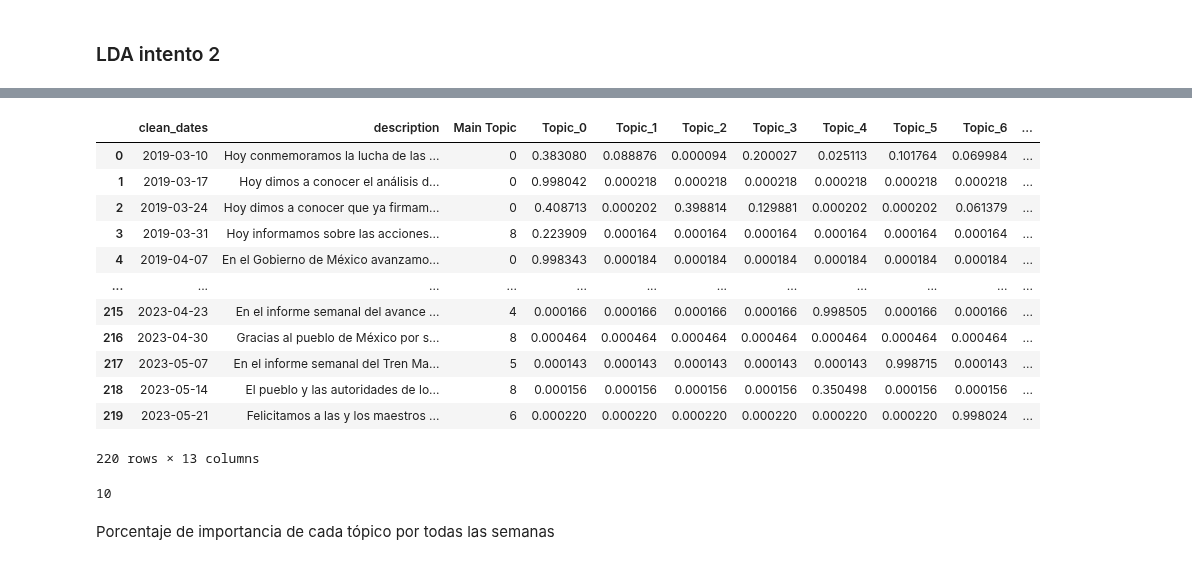
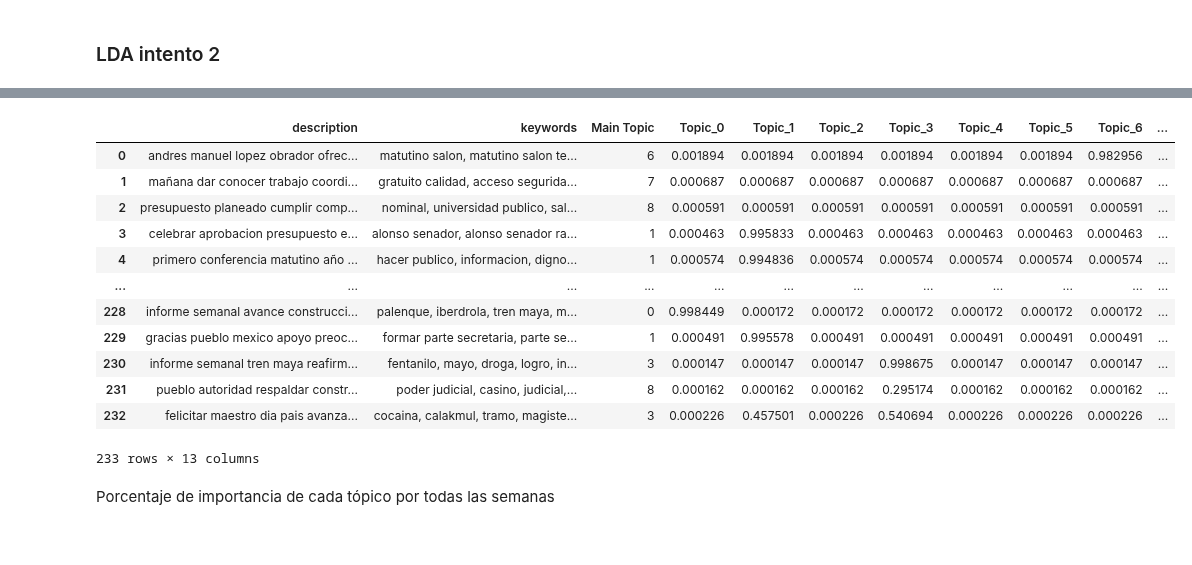
Before and after one commit to HectorAgValenzuela/TopicPrediction, a Jupyter notebook: TopicPredicton.ipynb, the cells around one changed output, grey strips where cells are left out. Cells and saved outputs as stored; diff of their text form; code cells hidden in the pictures.

Commit message:
LDAvis, keywords (mejores resultados)

```diff
--- a/TopicPredicton.ipynb
+++ b/TopicPredicton.ipynb
@@ -61,7 +61,7 @@ Eliminamos stopwords
 def noStopwords(text):
 
     stopWord = stopwords.words('spanish')
-    stopWord.extend(['mil', 'millón', 'millon', 'pregunta', 'respuesta'])
+    stopWord.extend(['mil', 'millón', 'millon', 'pregunta', 'respuesta', 'nacional', 'México', 'gobierno', 'país'])
     sw_es = set(stopWord)
 
     text = ' '.join([word for word in text.split() if word.lower() not in sw_es])
@@ -167,7 +160,7 @@ vect.set_params(tokenizer=tokenizer.tokenize)
 vect.set_params(ngram_range=(1, 3))
 
 # Ignoramos términos que aparecen en más del 70% de los documentos
-vect.set_params(max_df=1.0)
+vect.set_params(max_df=0.7)
 
 # Solo mantenemos los términos que aparecen en al menos 2 documentos
 vect.set_params(min_df=2)
@@ -405,20 +398,28 @@ print(vectFitStandardized[1])
 # %% [markdown]
 Obtención de palabras clave usando TF-IDF
 # %%
-# Obtener el vocabulario de términos
-feature_names = vect.get_feature_names_out()
+def extract_keywords(document):
+    # Obtener el vocabulario de términos
+    feature_names = vect.get_feature_names_out()
 
-# Obtener las frecuencias de términos en el primer documento
-doc_freqs = vectFit[0].toarray()[0]
+    # Obtener las frecuencias de términos en el documento
+    doc_freqs = vect.transform([document]).toarray()[0]
 
-# Crear una lista de tuplas que contienen el término y su frecuencia en el primer documento
-doc_term_freqs = [(feature_names[i], doc_freqs[i]) for i in range(len(feature_names))]
+    # Crear una lista de tuplas que contienen el término y su frecuencia en el documento
+    doc_term_freqs = [(feature_names[i], doc_freqs[i]) for i in range(len(feature_names))]
 
-# Ordenar la lista de tuplas por la frecuencia descendente
-doc_term_freqs_sorted = sorted(doc_term_freqs, key=lambda x: x[1], reverse=True)
+    # Ordenar la lista de tuplas por la frecuencia descendente
+    doc_term_freqs_sorted = sorted(doc_term_freqs, key=lambda x: x[1], reverse=True)
 
-# Obtener las 10 palabras clave más importantes para el primer documento
-doc_keywords = [term for term, freq in doc_term_freqs_sorted[:10]]
+    # Obtener las 10 palabras clave más importantes para el documento
+    doc_keywords = [term for term, freq in doc_term_freqs_sorted[:10]]
 
-print(doc_keywords)
+    # Unir las palabras clave en una cadena separada por comas
+    keywords_str = ', '.join(doc_keywords)
+
+    return keywords_str
+
+# Aplicar la función a cada documento en el dataframe y asignar los resultados a una nueva columna
+textoPrueba['keywords'] = textoPrueba['description'].apply(extract_keywords)
+textoPrueba
 # %% [output]
@@ -509,38 +522,34 @@ THE TOP 15 WORDS FOR TOPIC #9
 # %%
 
 # Obtener las probabilidades de los tópicos para cada documento
 topic_results = LDA.transform(vectFitStandardized)
 
 # Asignar el tópico dominante a cada documento
-df['Main Topic'] = topic_results.argmax(axis=1)
+textoPrueba['Main Topic'] = topic_results.argmax(axis=1)
 
 # Obtener la distribución de tópicos para cada documento
 topic_distribution = LDA.transform(vectFitStandardized)
 
 # Agregar la distribución de tópicos como columnas en el DataFrame df
 for i in range(topic_distribution.shape[1]):
-    df[f'Topic_{i}'] = topic_distribution[:, i]
+    textoPrueba[f'Topic_{i}'] = topic_distribution[:, i]
 
 # Mostrar el dataframe con la columna "Topic" agregada
-display(df)
+display(textoPrueba)
 # %% [output]
-|  | clean_dates | description | Main Topic | Topic_0 | Topic_1 | Topic_2 | Topic_3 | Topic_4 | Topic_5 | Topic_6 | ... |
-| 0 | 2019-03-10 | Hoy conmemoramos la lucha de las ... | 0 | 0.383080 | 0.088876 | 0.000094 | 0.200027 | 0.025113 | 0.101764 | 0.069984 | ... |
-| 1 | 2019-03-17 | Hoy dimos a conocer el análisis d... | 0 | 0.998042 | 0.000218 | 0.000218 | 0.000218 | 0.000218 | 0.000218 | 0.000218 | ... |
-| 2 | 2019-03-24 | Hoy dimos a conocer que ya firmam... | 0 | 0.408713 | 0.000202 | 0.398814 | 0.129881 | 0.000202 | 0.000202 | 0.061379 | ... |
-| 3 | 2019-03-31 | Hoy informamos sobre las acciones... | 8 | 0.223909 | 0.000164 | 0.000164 | 0.000164 | 0.000164 | 0.000164 | 0.000164 | ... |
-| 4 | 2019-04-07 | En el Gobierno de México avanzamo... | 0 | 0.998343 | 0.000184 | 0.000184 | 0.000184 | 0.000184 | 0.000184 | 0.000184 | ... |
+|  | description | keywords | Main Topic | Topic_0 | Topic_1 | Topic_2 | Topic_3 | Topic_4 | Topic_5 | Topic_6 | ... |
+| 0 | andres manuel lopez obrador ofrec... | matutino salon, matutino salon te... | 6 | 0.001894 | 0.001894 | 0.001894 | 0.001894 | 0.001894 | 0.001894 | 0.982956 | ... |
+| 1 | mañana dar conocer trabajo coordi... | gratuito calidad, acceso segurida... | 7 | 0.000687 | 0.000687 | 0.000687 | 0.000687 | 0.000687 | 0.000687 | 0.000687 | ... |
+| 2 | presupuesto planeado cumplir comp... | nominal, universidad publico, sal... | 8 | 0.000591 | 0.000591 | 0.000591 | 0.000591 | 0.000591 | 0.000591 | 0.000591 | ... |
+| 3 | celebrar aprobacion presupuesto e... | alonso senador, alonso senador ra... | 1 | 0.000463 | 0.995833 | 0.000463 | 0.000463 | 0.000463 | 0.000463 | 0.000463 | ... |
+| 4 | primero conferencia matutino año ... | hacer publico, informacion, digno... | 1 | 0.000574 | 0.994836 | 0.000574 | 0.000574 | 0.000574 | 0.000574 | 0.000574 | ... |
 | ... | ... | ... | ... | ... | ... | ... | ... | ... | ... | ... | ... |
-| 215 | 2023-04-23 | En el informe semanal del avance ... | 4 | 0.000166 | 0.000166 | 0.000166 | 0.000166 | 0.998505 | 0.000166 | 0.000166 | ... |
-| 216 | 2023-04-30 | Gracias al pueblo de México por s... | 8 | 0.000464 | 0.000464 | 0.000464 | 0.000464 | 0.000464 | 0.000464 | 0.000464 | ... |
-| 217 | 2023-05-07 | En el informe semanal del Tren Ma... | 5 | 0.000143 | 0.000143 | 0.000143 | 0.000143 | 0.000143 | 0.998715 | 0.000143 | ... |
-| 218 | 2023-05-14 | El pueblo y las autoridades de lo... | 8 | 0.000156 | 0.000156 | 0.000156 | 0.000156 | 0.350498 | 0.000156 | 0.000156 | ... |
-| 219 | 2023-05-21 | Felicitamos a las y los maestros ... | 6 | 0.000220 | 0.000220 | 0.000220 | 0.000220 | 0.000220 | 0.000220 | 0.998024 | ... |
+| 228 | informe semanal avance construcci... | palenque, iberdrola, tren maya, m... | 0 | 0.998449 | 0.000172 | 0.000172 | 0.000172 | 0.000172 | 0.000172 | 0.000172 | ... |
+| 229 | gracias pueblo mexico apoyo preoc... | formar parte secretaria, parte se... | 1 | 0.000491 | 0.995578 | 0.000491 | 0.000491 | 0.000491 | 0.000491 | 0.000491 | ... |
+| 230 | informe semanal tren maya reafirm... | fentanilo, mayo, droga, logro, in... | 3 | 0.000147 | 0.000147 | 0.000147 | 0.998675 | 0.000147 | 0.000147 | 0.000147 | ... |
+| 231 | pueblo autoridad respaldar constr... | poder judicial, casino, judicial,... | 8 | 0.000162 | 0.000162 | 0.000162 | 0.295174 | 0.000162 | 0.000162 | 0.000162 | ... |
+| 232 | felicitar maestro dia pais avanza... | cocaina, calakmul, tramo, magiste... | 3 | 0.000226 | 0.457501 | 0.000226 | 0.540694 | 0.000226 | 0.000226 | 0.000226 | ... |
-220 rows × 13 columns
+233 rows × 13 columns
-# %%
-topic_distribution.shape[1]
-# %% [output]
-10
 # %% [markdown]
 Porcentaje de importancia de cada tópico  por todas las semanas
 # %%
```
Also changed, not shown: parts of 26 cells of this notebook.
